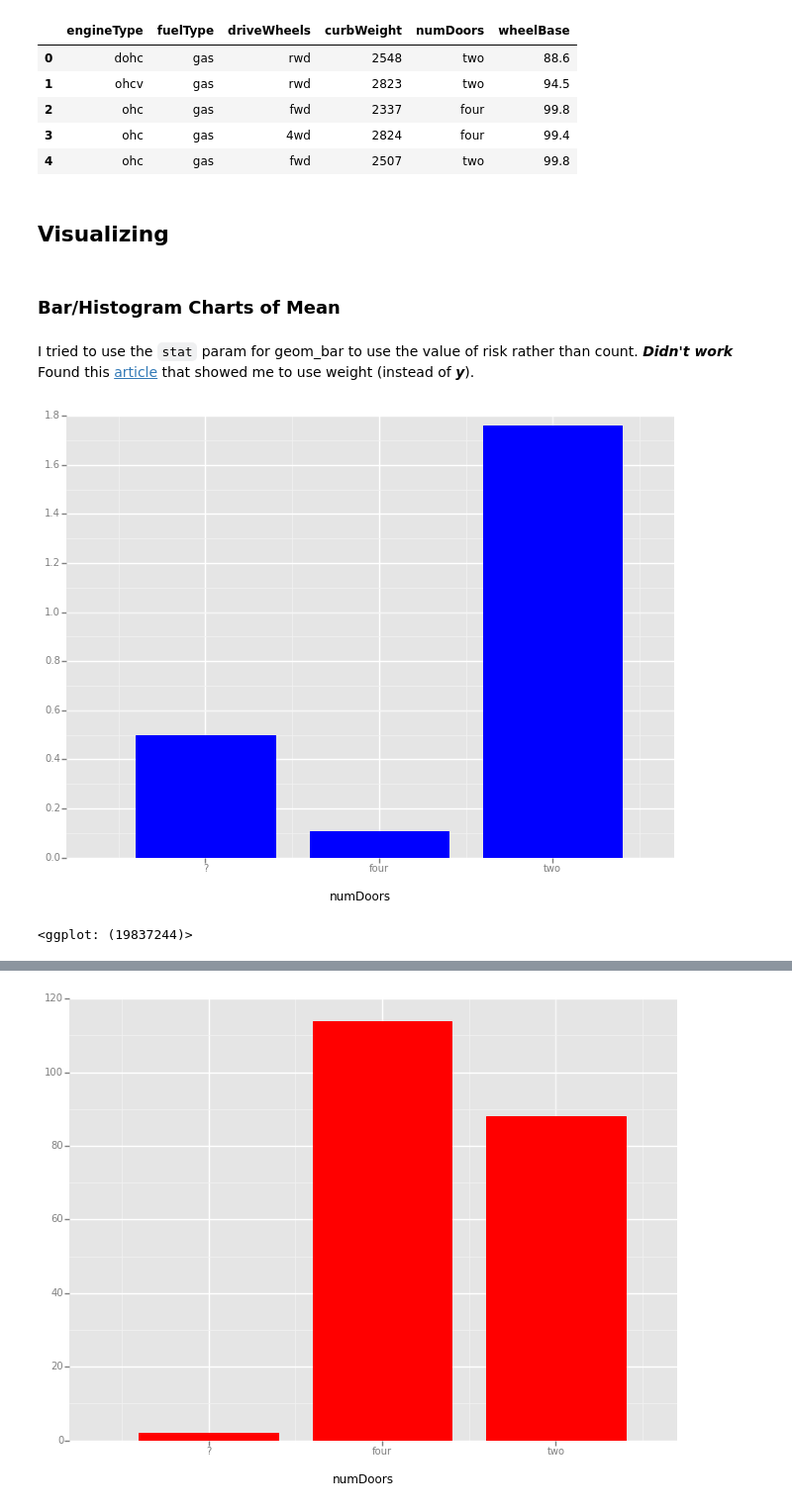
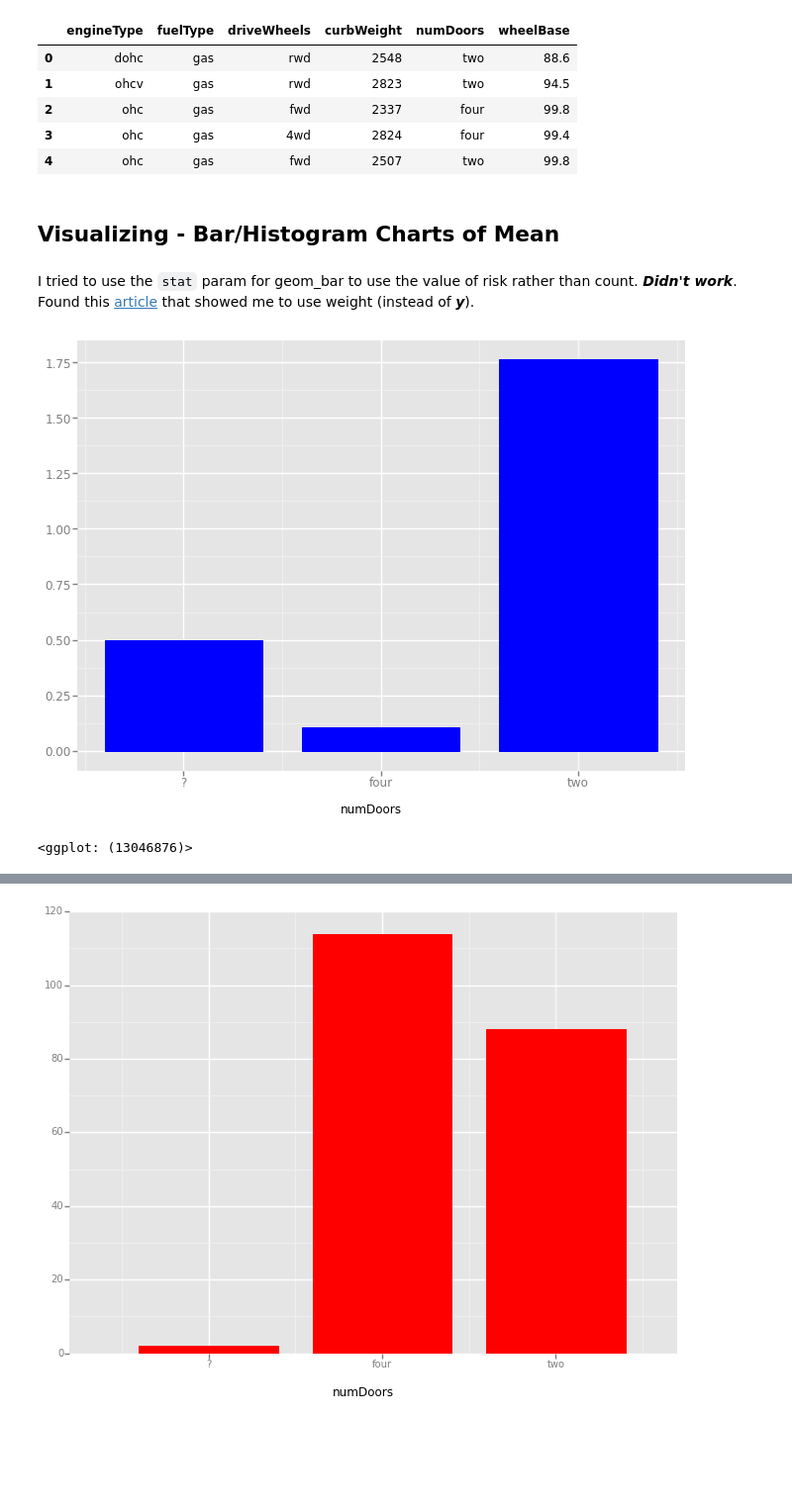
Before and after one commit to MobyWare/ml-intro-python-boosting, a Jupyter notebook: notebooks/visualize-data-and-model-perf.ipynb, the cells around one changed output, grey strips where cells are left out. Shown: that part at 99% size. Cells and saved outputs as stored; diff of their text form; code cells hidden in the pictures; blank space fills up the shorter version.

```diff
--- a/notebooks/visualize-data-and-model-perf.ipynb
+++ b/notebooks/visualize-data-and-model-perf.ipynb
@@ -10,3 +6,17 @@ from ggplot import *
+# %%
+%matplotlib inline
+import pandas as pd
+from ggplot import *
+
+def aggregate_dataframe(data_frame, column_to_group_by, aggregate=lambda x: x.mean()):
+    result = data_frame
+    if column_to_group_by is None:
+        return result
+    else:
+        result = aggregate(result.groupby(column_to_group_by))
+        result[column_to_group_by] = result.index
+        result = pd.DataFrame(result.to_dict())
+        return result
 # %%
 cars = pd.read_csv('../data/imports-85.data')
 cars.columns = [u'risk', u'normalizedLosses', u'make', u'fuelType', u'aspiration', u'numDoors',
@@ -25,21 +35,17 @@ cars[['engineType', 'fuelType', 'driveWheels', 'curbWeight', 'numDoors', 'wheelB
 | 2 | ohc | gas | fwd | 2337 | four | 99.8 |
 | 3 | ohc | gas | 4wd | 2824 | four | 99.4 |
 | 4 | ohc | gas | fwd | 2507 | two | 99.8 |
-# %% [markdown]
-## Visualizing
 # %% [markdown]
-### Bar/Histogram Charts of Mean
+## Visualizing - Bar/Histogram Charts of Mean
 # %% [markdown]
-I tried to use the `stat` param for geom_bar to use the value of risk rather than count. __*Didn't work*__
+I tried to use the `stat` param for geom_bar to use the value of risk rather than count. __*Didn't work*__.
 Found this [article](http://blog.yhat.com/posts/aggregating-and-plotting-time-series-in-python.html) that showed me to use weight (instead of __*y*__).
-# %%
-groupDoors = cars.groupby('numDoors').mean()
-groupDoors['numDoors'] = groupDoors.index
-groupDoors = pd.DataFrame(groupDoors.to_dict())
-ggplot(data=groupDoors, aesthetics=aes(x='numDoors', weight='risk')) + geom_bar(fill="blue") #Use identity to get the value of the y not the count. NOt working.
-# %% [output]
-[figure, removed]
-<ggplot: (19837244)>
+# %%
+ggplot(data=aggregate_dataframe(cars, 'numDoors'),
+       aesthetics=aes(x='numDoors', weight='risk')) + geom_bar(fill="blue")
+# %% [output]
+[figure, added]
+<ggplot: (13046876)>
 # %%
 groupDoors.head()
 # %% [output]
```
Also changed, not shown: parts of 10 cells of this notebook.
